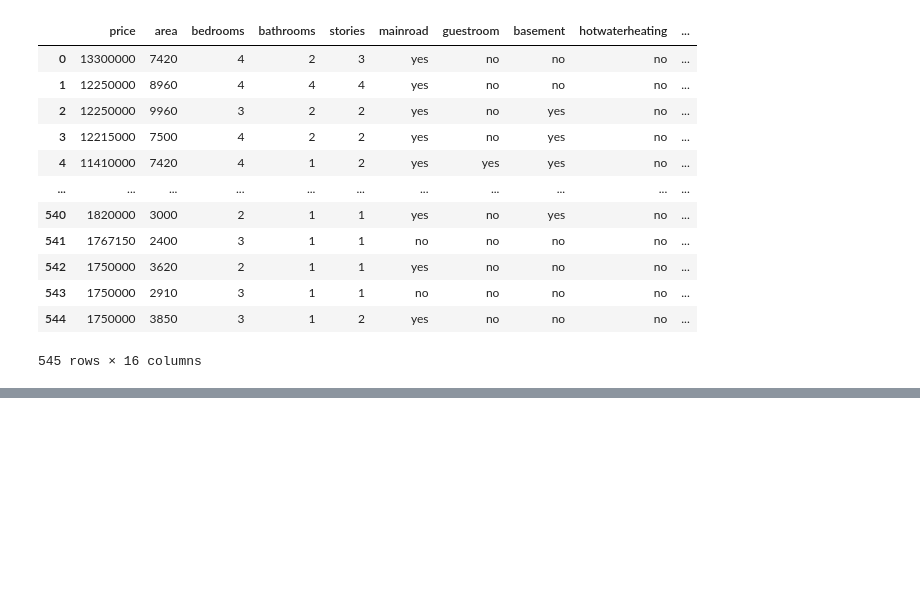
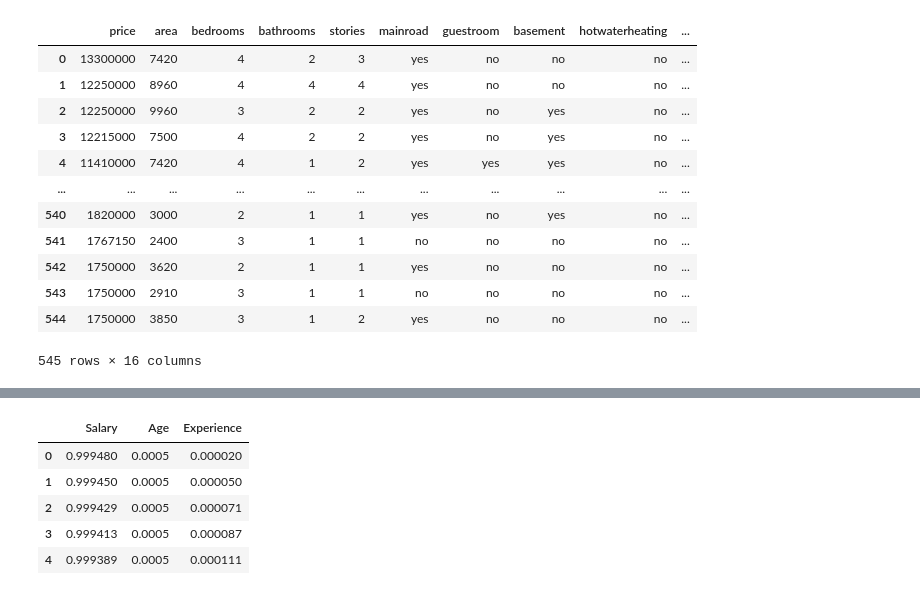
Before and after one commit to Aharv123/Week2-DataScience, a Jupyter notebook: scikit-learn/scikit-learn.ipynb, the cells around one changed output, grey strips where cells are left out. Cells and saved outputs as stored; diff of their text form; code cells hidden in the pictures; blank space fills up the shorter version.

```diff
--- a/scikit-learn/scikit-learn.ipynb
+++ b/scikit-learn/scikit-learn.ipynb
@@ -956,0 +1062,29 @@ result
+# %%
+import pandas as pd
+import numpy as np
+from sklearn.preprocessing import Normalizer
+
+data = {
+
+     "Salary": [50000, 60000, 70000, 80000, 90000],  # Large values
+    "Age": [25, 30, 35, 40, 45],  # Smaller values
+    "Experience": [1, 3, 5, 7, 10]  # Varying scale
+
+
+}
+
+df = pd.DataFrame(data)
+
+norm = Normalizer(norm = 'l1')         # uses Manhattan Distance
+
+normalzied_data = norm.fit_transform(df)
+
+new_df = pd.DataFrame(normalzied_data, columns = df.columns)
+new_df
+# %% [output]
+|  | Salary | Age | Experience |
+| 0 | 0.999480 | 0.0005 | 0.000020 |
+| 1 | 0.999450 | 0.0005 | 0.000050 |
+| 2 | 0.999429 | 0.0005 | 0.000071 |
+| 3 | 0.999413 | 0.0005 | 0.000087 |
+| 4 | 0.999389 | 0.0005 | 0.000111 |
```
Also changed, not shown: parts of 9 cells of this notebook.
